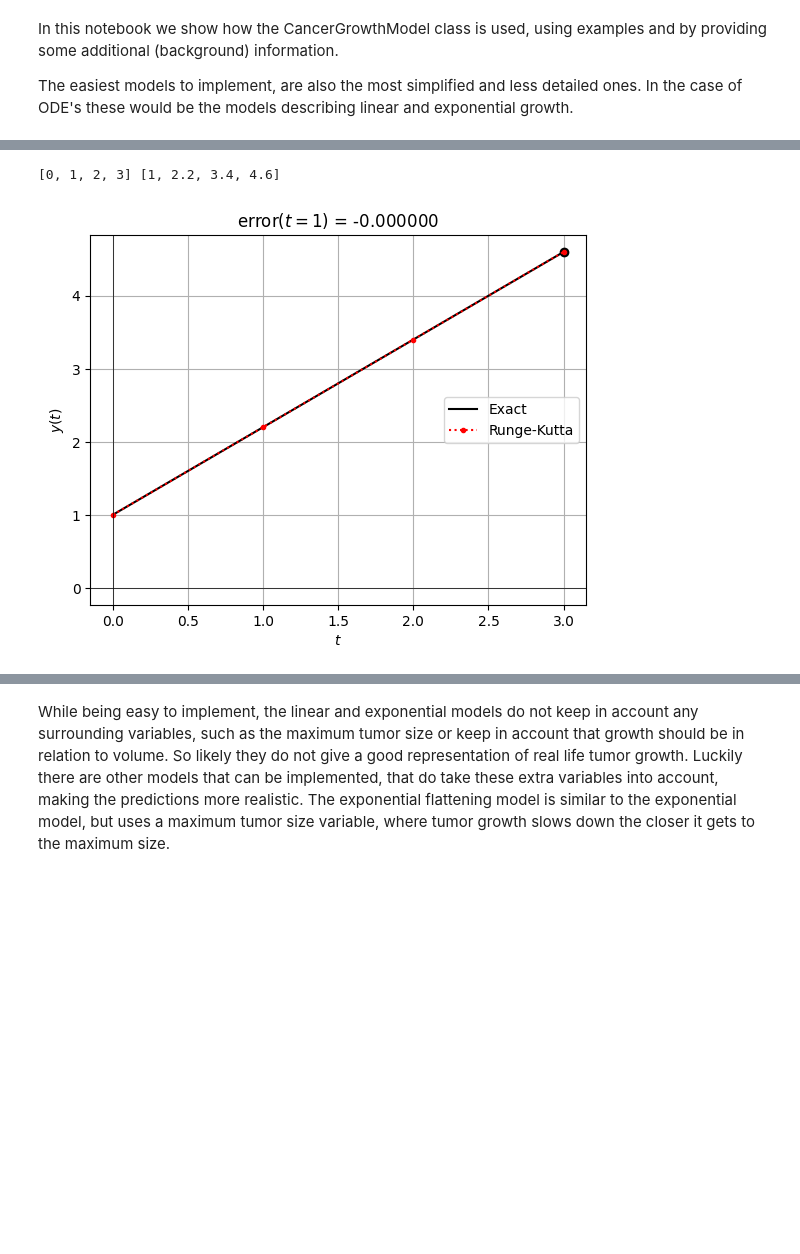
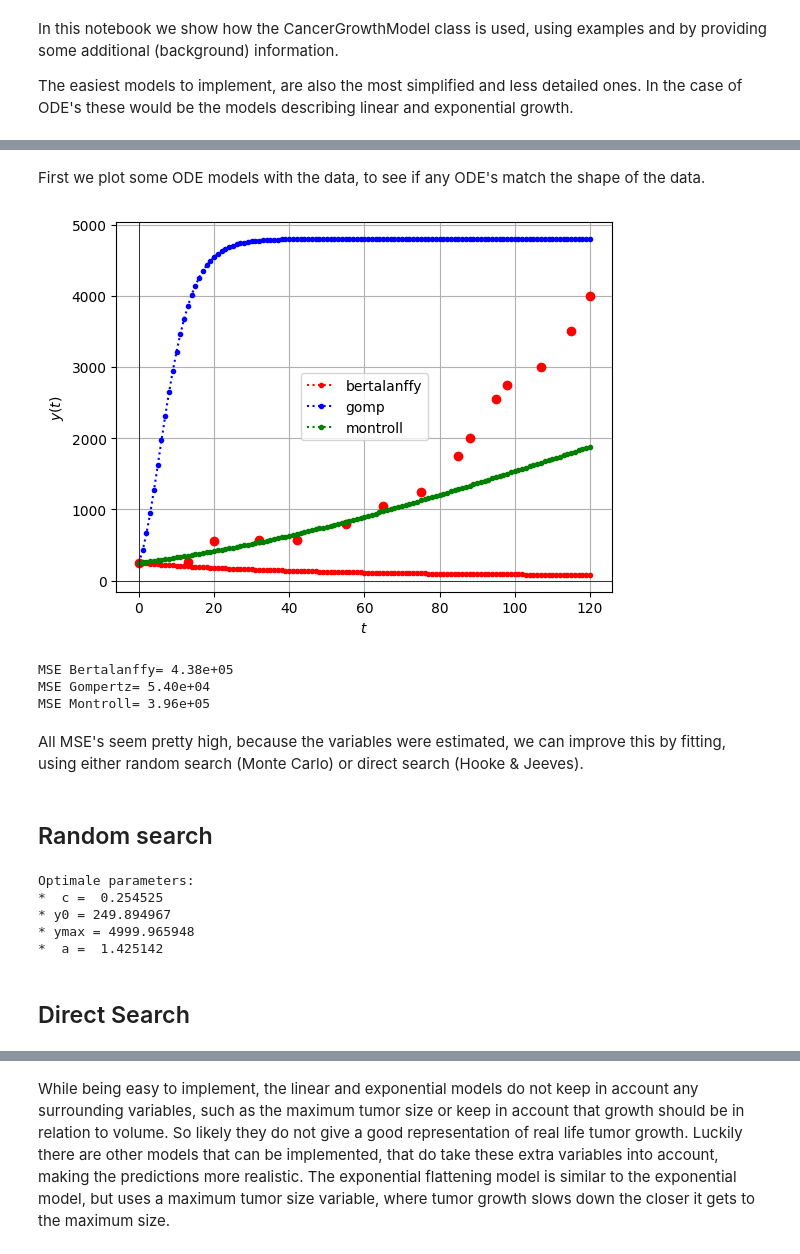
Before and after one commit to YamilaTimmer/dynamic-modelling-of-cancer, a Jupyter notebook: SimulatingCancerGrowth.ipynb, the cells around one changed output, grey strips where cells are left out. Saved outputs shown, nothing was run; the diff lists cells and outputs as text; code cells hidden in the pictures; blank space fills up the shorter version.

```diff
--- a/SimulatingCancerGrowth.ipynb
+++ b/SimulatingCancerGrowth.ipynb
@@ -38,31 +22,44 @@ Linear model prediction: [1, 2.2, 3.4, 4.6]
+# %% [markdown]
+First we plot some ODE models with the data, to see if any ODE's match the shape of the data.
 # %%
-from matplotlib import pyplot as plt
 from cancergrowthmodel import CancerGrowthModel as cgm
 
+# Estimate params, based on data
 params = {
-    'a':  1.0,
-    'b':  1.0,
-    'y0': 1.0,
+    'c':  0.2,
+    'y0': ys_data[0],
+    'ymax': ys_data[-1] * 1.2,
+    'a': 0.05
 }
 
-linear_model = cgm(model = "linear",
-                   start_size = 1,
-                   t_0 = 0,
-                   t_end = 3,
-                   growth_rate = 1.2)
+model = cgm(start_size=1, t_end = 120)
 
-ts_numer, ys_numer = linear_model.compute_curve(1.2)
-ys_exact = linear_model.predict()
-ts_exact = list(range(0, 3+1))
-print(ts_exact, ys_exact)
-plt.plot(ts_exact, ys_exact, '-k', label='Exact')
-plt.plot(ts_exact[-1], ys_exact[-1], 'ok')
-plt.plot(ts_numer, ys_numer, '.:r', label='Runge-Kutta')
+ts_numer, ys_numer = model.compute_curve(model= "bertalanffy", solver = "runge-kutta", **params)
+ts_numer_1, ys_numer_1 = model.compute_curve(model= "gompertz", solver = "runge-kutta", **params)
+ts_numer_2, ys_numer_2 = model.compute_curve(model= "montroll", solver = "runge-kutta", **params)
+
+plt.plot(ts_data, ys_data, 'ro')
+plt.plot(ts_numer, ys_numer, '.:r', label='bertalanffy')
+plt.plot(ts_numer_1, ys_numer_1, '.:b', label='gomp')
+plt.plot(ts_numer_2, ys_numer_2, '.:g', label='montroll')
+
 plt.axhline(0.0, lw=0.5, color='k'); plt.axvline(0.0, lw=0.5, color='k')
 plt.grid(True); plt.legend()
 plt.xlabel('$t$'); plt.ylabel('$y(t)$')
-plt.title(f'error$(t=1)$ = {ys_exact[-1] - ys_numer[-1]:8.6f}')
+#plt.title(f'error$(t=1)$ = {ys_data[-1] - ys_numer[-1]:8.6f}')
 plt.show()
+
+print(f'MSE Bertalanffy= {model.MSE(model = "bertalanffy", ys_data=ys_data, **params):.2e}')
+
+print(f'MSE Gompertz= {model.MSE(model = "gompertz", ys_data=ys_data, **params):.2e}')
+
+print(f'MSE Montroll= {model.MSE(model = "montroll", ys_data=ys_data, **params):.2e}')
 # %% [output]
+[figure, new version]
-[0, 1, 2, 3] [1, 2.2, 3.4, 4.6]
+MSE Bertalanffy= 4.38e+05
+MSE Gompertz= 5.40e+04
+MSE Montroll= 3.96e+05
-[figure, old version]
+# %% [markdown]
+All MSE's seem pretty high, because the variables were estimated, we can improve this by fitting, using either random search (Monte Carlo) or direct search (Hooke & Jeeves).
+# %% [markdown]
+## Random search
@@ -68,0 +88,12 @@ plt.show()
+# %%
+print('Optimale parameters:')
+for key, val in params.items():
+    print(f'* {key:>2s} = {val:9.6f}')
+# %% [output]
+Optimale parameters:
+*  c =  0.254525
+* y0 = 249.894967
+* ymax = 4999.965948
+*  a =  1.425142
+# %% [markdown]
+## Direct Search
```
Also changed, not shown: parts of 10 cells of this notebook, 1 other file.
